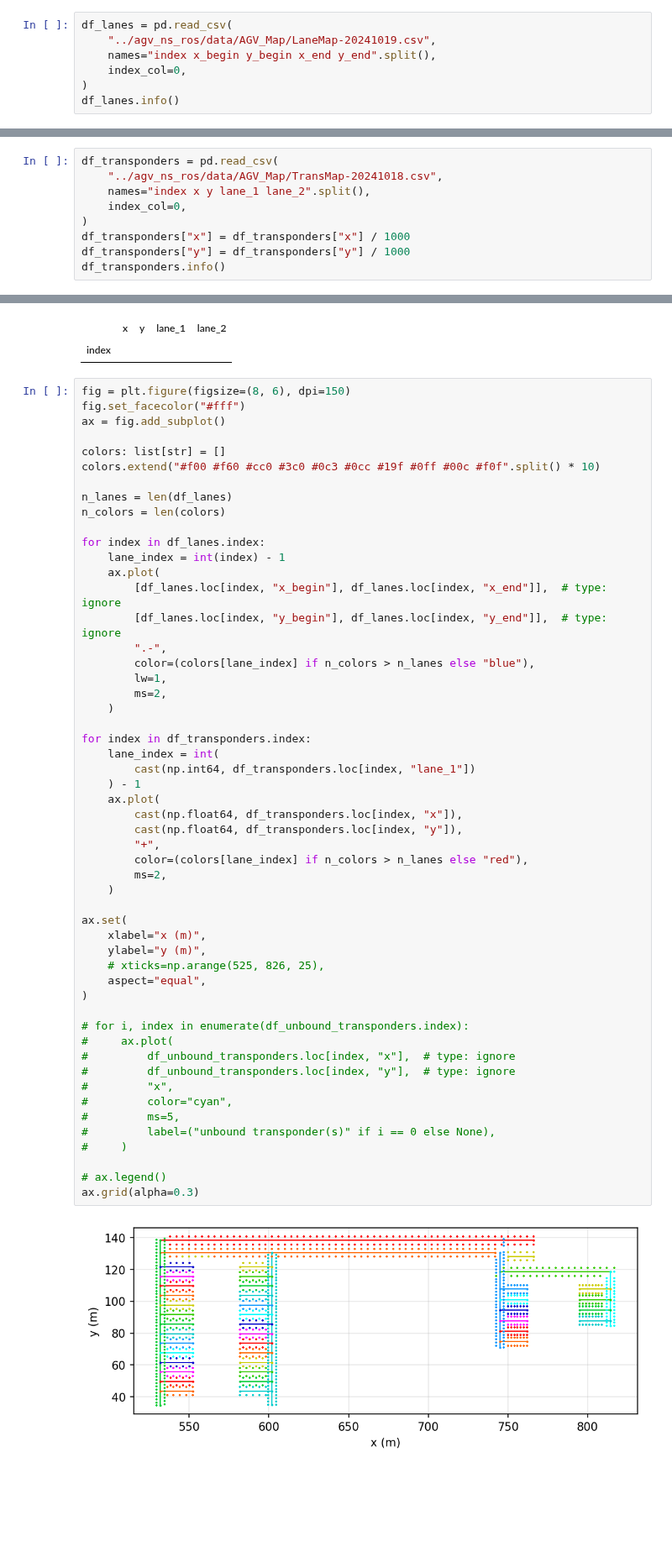
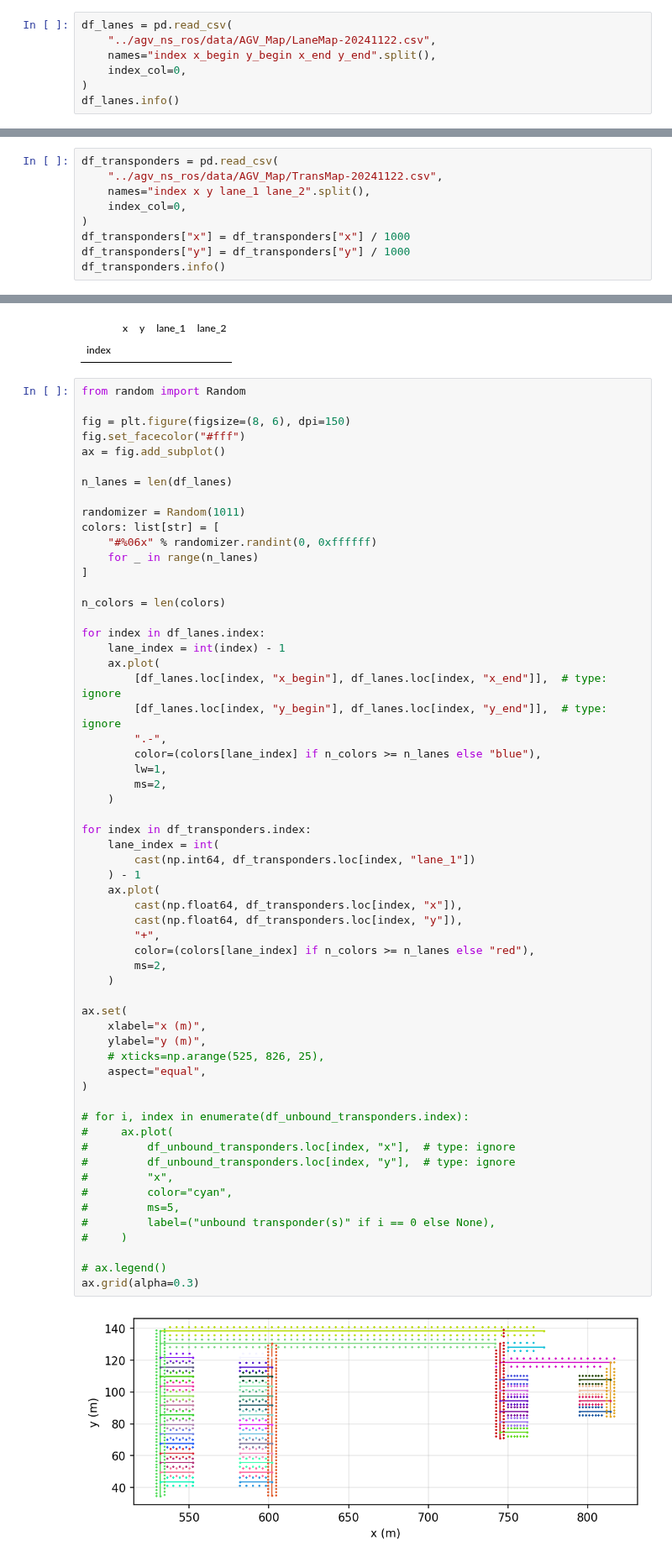
Before and after one commit to PeterAlbus/agv_parameter_visualization, a Jupyter notebook: map_asc.ipynb, the cells around one changed output, grey strips where cells are left out. Shown at 84% size. Saved outputs shown, nothing was run; the diff lists cells and outputs as text; blank space fills up the shorter version.

```diff
--- a/map_asc.ipynb
+++ b/map_asc.ipynb
@@ -6,7 +6,7 @@ import numpy as np
 import pandas as pd
 # %%
 df_lanes = pd.read_csv(
-    "../agv_ns_ros/data/AGV_Map/LaneMap-20241019.csv",
+    "../agv_ns_ros/data/AGV_Map/LaneMap-20241122.csv",
     names="index x_begin y_begin x_end y_end".split(),
     index_col=0,
 )
@@ -25,7 +25,7 @@ dtypes: float64(4)
 memory usage: 1.8 KB
 # %%
 df_transponders = pd.read_csv(
-    "../agv_ns_ros/data/AGV_Map/TransMap-20241018.csv",
+    "../agv_ns_ros/data/AGV_Map/TransMap-20241122.csv",
     names="index x y lane_1 lane_2".split(),
     index_col=0,
 )
@@ -54,14 +54,20 @@ df_unbound_transponders
 |  | x | y | lane_1 | lane_2 |
 | index |  |  |  |  |
 # %%
+from random import Random
+
 fig = plt.figure(figsize=(8, 6), dpi=150)
 fig.set_facecolor("#fff")
 ax = fig.add_subplot()
 
-colors: list[str] = []
-colors.extend("#f00 #f60 #cc0 #3c0 #0c3 #0cc #19f #0ff #00c #f0f".split() * 10)
+n_lanes = len(df_lanes)
 
-n_lanes = len(df_lanes)
+randomizer = Random(1011)
+colors: list[str] = [
+    "#%06x" % randomizer.randint(0, 0xffffff)
+    for _ in range(n_lanes)
+]
+
 n_colors = len(colors)
 
 for index in df_lanes.index:
@@ -70,7 +76,7 @@ for index in df_lanes.index:
         [df_lanes.loc[index, "x_begin"], df_lanes.loc[index, "x_end"]],  # type: ignore
         [df_lanes.loc[index, "y_begin"], df_lanes.loc[index, "y_end"]],  # type: ignore
         ".-",
-        color=(colors[lane_index] if n_colors > n_lanes else "blue"),
+        color=(colors[lane_index] if n_colors >= n_lanes else "blue"),
         lw=1,
         ms=2,
     )
@@ -79,32 +85,32 @@ for index in df_transponders.index:
     lane_index = int(
         cast(np.int64, df_transponders.loc[index, "lane_1"])
     ) - 1
     ax.plot(
         cast(np.float64, df_transponders.loc[index, "x"]),
         cast(np.float64, df_transponders.loc[index, "y"]),
         "+",
-        color=(colors[lane_index] if n_colors > n_lanes else "red"),
+        color=(colors[lane_index] if n_colors >= n_lanes else "red"),
         ms=2,
     )
 
 ax.set(
     xlabel="x (m)",
     ylabel="y (m)",
     # xticks=np.arange(525, 826, 25),
     aspect="equal",
 )
 
 # for i, index in enumerate(df_unbound_transponders.index):
 #     ax.plot(
 #         df_unbound_transponders.loc[index, "x"],  # type: ignore
 #         df_unbound_transponders.loc[index, "y"],  # type: ignore
 #         "x",
 #         color="cyan",
 #         ms=5,
 #         label=("unbound transponder(s)" if i == 0 else None),
 #     )
 
 # ax.legend()
 ax.grid(alpha=0.3)
 # %% [output]
-[figure, old version]
+[figure, new version]
```
Also changed, not shown: parts of 1 cell of this notebook.
